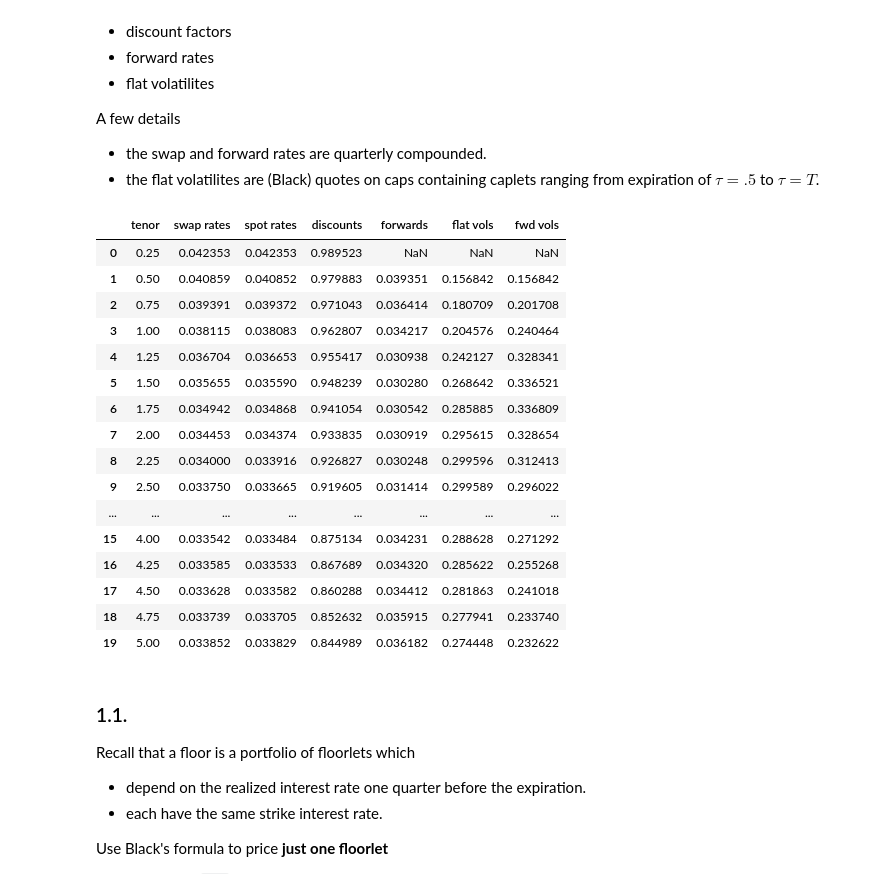
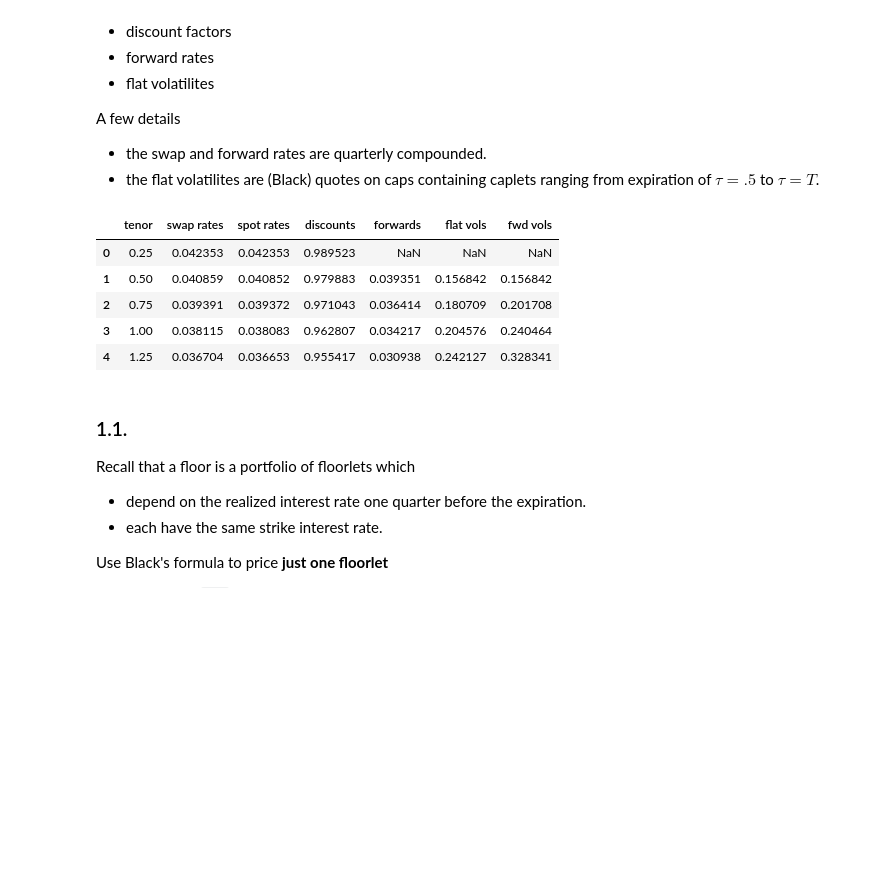
Before and after one commit to ivyxchan27/finm-375-fixed-income-deriv-a, a Jupyter notebook: ivy-work/homework-2/stripping-caps.ipynb, the cells around one changed output. Cells and saved outputs as stored; diff of their text form; code cells hidden in the pictures; blank space fills up the shorter version.

```diff
--- a/ivy-work/homework-2/stripping-caps.ipynb
+++ b/ivy-work/homework-2/stripping-caps.ipynb
@@ -24,29 +24,18 @@ A few details
 # %%
 #reading the data from Excel into a pandas Dataframe
 import pandas as pd
 import numpy as np
 
 path = "data-hw2/cap_curves_2025-06-30.xlsx"
 data = pd.read_excel(path)
-data.head(20)
+data.head()
 # %% [output]
 |  | tenor | swap rates | spot rates | discounts | forwards | flat vols | fwd vols |
 | 0 | 0.25 | 0.042353 | 0.042353 | 0.989523 | NaN | NaN | NaN |
 | 1 | 0.50 | 0.040859 | 0.040852 | 0.979883 | 0.039351 | 0.156842 | 0.156842 |
 | 2 | 0.75 | 0.039391 | 0.039372 | 0.971043 | 0.036414 | 0.180709 | 0.201708 |
 | 3 | 1.00 | 0.038115 | 0.038083 | 0.962807 | 0.034217 | 0.204576 | 0.240464 |
 | 4 | 1.25 | 0.036704 | 0.036653 | 0.955417 | 0.030938 | 0.242127 | 0.328341 |
-| 5 | 1.50 | 0.035655 | 0.035590 | 0.948239 | 0.030280 | 0.268642 | 0.336521 |
-| 6 | 1.75 | 0.034942 | 0.034868 | 0.941054 | 0.030542 | 0.285885 | 0.336809 |
-| 7 | 2.00 | 0.034453 | 0.034374 | 0.933835 | 0.030919 | 0.295615 | 0.328654 |
-| 8 | 2.25 | 0.034000 | 0.033916 | 0.926827 | 0.030248 | 0.299596 | 0.312413 |
-| 9 | 2.50 | 0.033750 | 0.033665 | 0.919605 | 0.031414 | 0.299589 | 0.296022 |
-| ... | ... | ... | ... | ... | ... | ... | ... |
-| 15 | 4.00 | 0.033542 | 0.033484 | 0.875134 | 0.034231 | 0.288628 | 0.271292 |
-| 16 | 4.25 | 0.033585 | 0.033533 | 0.867689 | 0.034320 | 0.285622 | 0.255268 |
-| 17 | 4.50 | 0.033628 | 0.033582 | 0.860288 | 0.034412 | 0.281863 | 0.241018 |
-| 18 | 4.75 | 0.033739 | 0.033705 | 0.852632 | 0.035915 | 0.277941 | 0.233740 |
-| 19 | 5.00 | 0.033852 | 0.033829 | 0.844989 | 0.036182 | 0.274448 | 0.232622 |
 # %% [markdown]
 ### 1.1.
 
```
Also changed, not shown: parts of 1 cell of this notebook, 3 other files.
